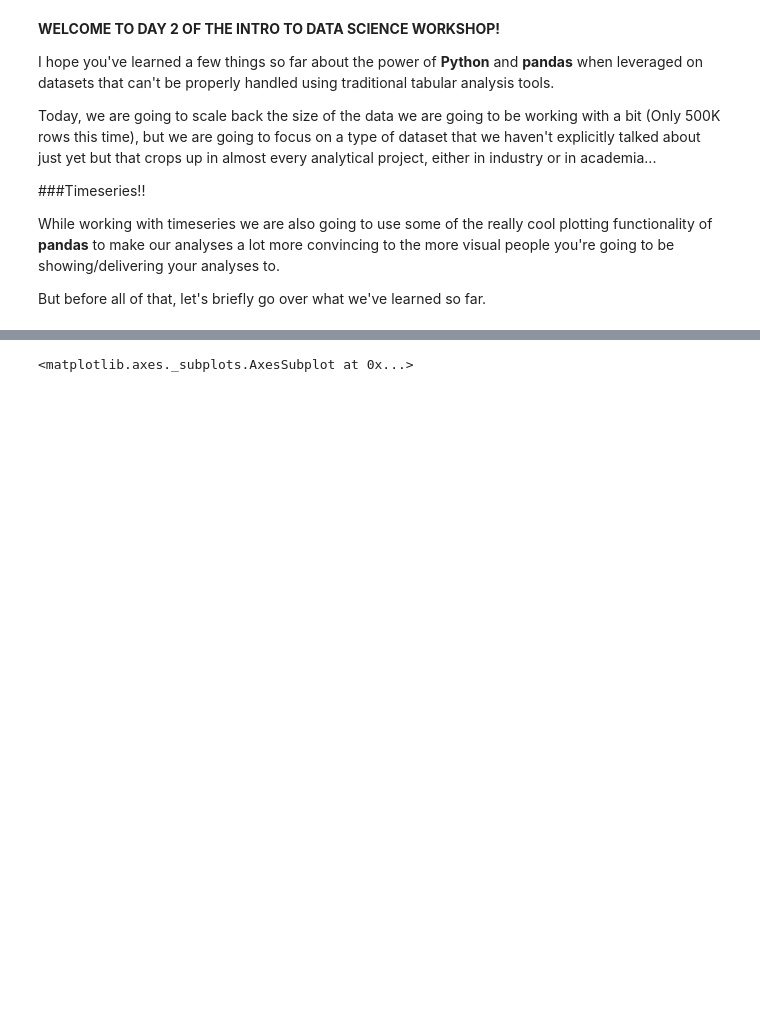
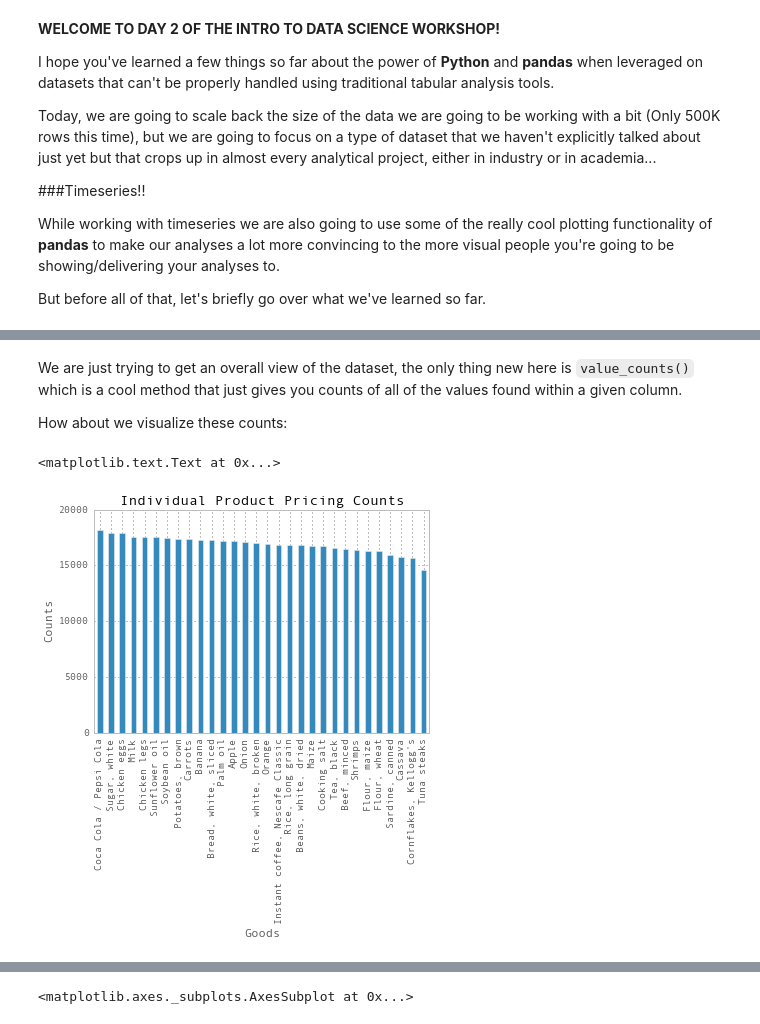
Before and after one commit to learn-co-students/intro-datascience-workshop-dumbo-web-080519, a Jupyter notebook: day2/Lesson 3 - Working with timeseries and learning to plot along the way.ipynb, the cells around one changed output, grey strips where cells are left out. Drawn from its saved outputs; the diff is of its cells as text; code cells hidden in the pictures; blank space fills up the shorter version.

```diff
--- a/day2/Lesson 3 - Working with timeseries and learning to plot along the way.ipynb
+++ b/day2/Lesson 3 - Working with timeseries and learning to plot along the way.ipynb
@@ -59,5 +179,6 @@ priceData = priceData.dropna(axis=1)
 # %%
 priceData.columns = priceData.columns.map(lambda x: x.replace(" ","_"))
+priceData.columns = priceData.columns.map(lambda x: x.replace(".",""))
 priceData.head()
 # %% [output]
 |  | Country | Location_Code | Location_Name | Outlet_Code | Outlet_Type | Obs_Date_(yyyy-MM-dd) | Product_Code | ... |
@@ -71,0 +227,13 @@ priceData["Date"] = pd.to_datetime(priceData["Obs_Date_(yyyy-MM-dd)"],format="%Y
+# %%
+countries = priceData.Country.unique()
+currencies = priceData.Currency.unique()
+productPriceCounts = priceData.Product_Name.value_counts()
+print "The countries in the dataset: "
+print countries
+print "The currencies in the dataset"
+print currencies
+print "The overall dataset shape:"
+print priceData.shape
+
+print "Counts of all of the unique products seen:"
+print productPriceCounts
@@ -71,0 +258,11 @@ priceData["Date"] = pd.to_datetime(priceData["Obs_Date_(yyyy-MM-dd)"],format="%Y
+# %% [markdown]
+We are just trying to get an overall view of the dataset, the only thing new here is `value_counts()` which is a cool method that just gives you counts of all of the values found within a given column.
+
+How about we visualize these counts:
+# %%
+productPriceCounts.plot(kind='bar', title="Individual Product Pricing Counts")
+plt.ylabel("Counts")
+plt.xlabel("Goods")
+# %% [output]
+<matplotlib.text.Text at 0x...>
+[figure, added]
```
Also changed, not shown: parts of 25 cells of this notebook.
